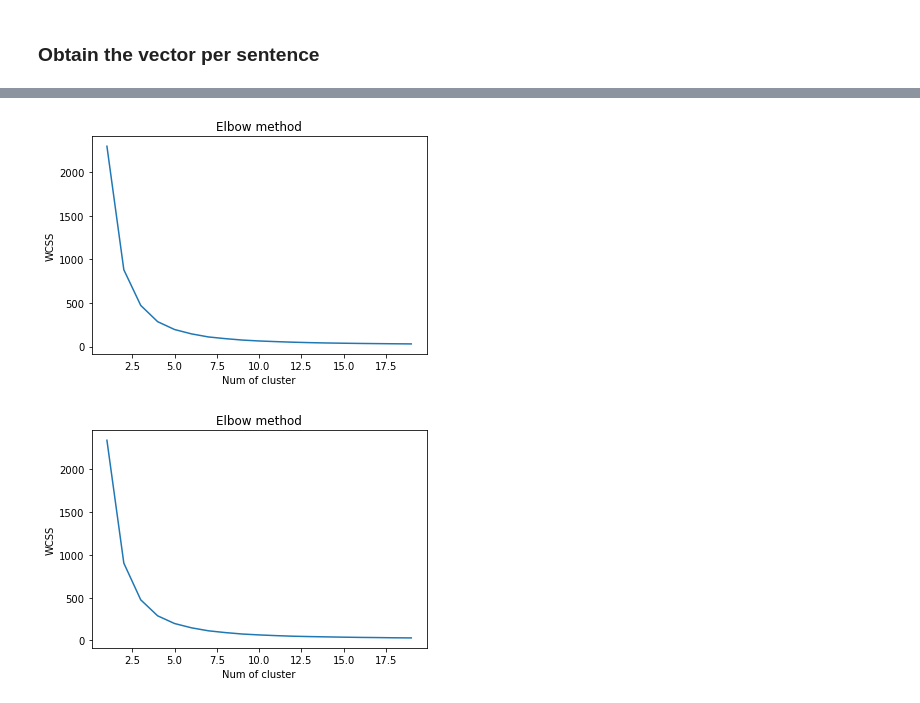
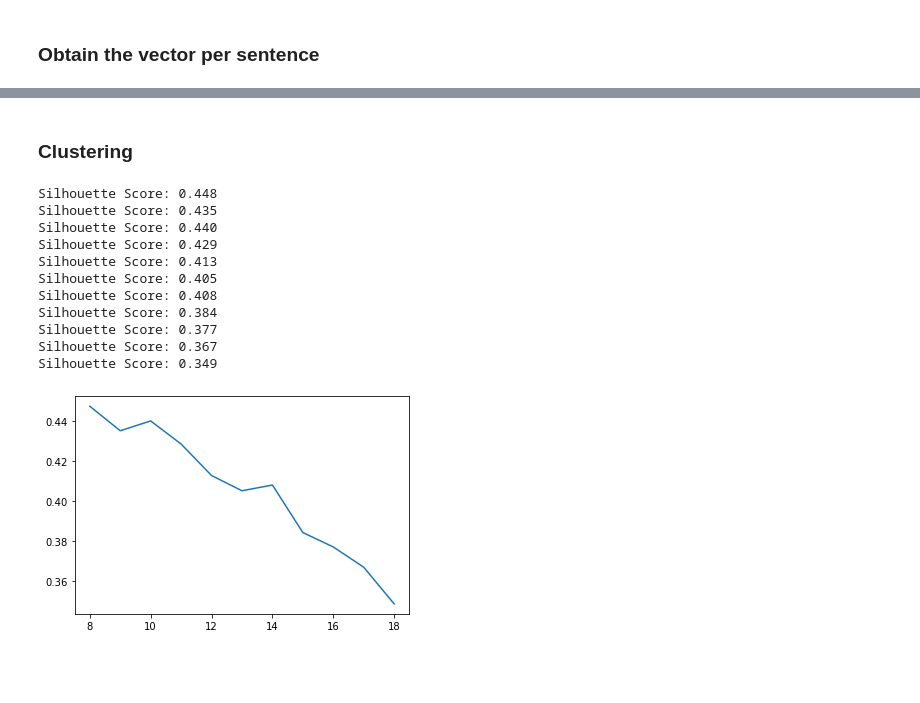
Before and after one commit to mbrull153/EDA-nlp-tfm, a Jupyter notebook: models_bueno-Copy1.ipynb, the cells around one changed output, grey strips where cells are left out. Cells and saved outputs as stored; diff of their text form; code cells hidden in the pictures; blank space fills up the shorter version.

```diff
--- a/models_bueno-Copy1.ipynb
+++ b/models_bueno-Copy1.ipynb
@@ -403,3 +372,5 @@ In order to see how good the word2ec is, we will be clustering the vectors we ha
+# %% [markdown]
+### Clustering
 # %%
 def plot_elbow (mean_vector):
 
@@ -415,11 +386,35 @@ def plot_elbow (mean_vector):
     plt.xlabel('Num of cluster')
     plt.ylabel('WCSS')
     plt.show()
-# %%
- plot_elbow (X_A)
-# %% [output]
-[figure, removed]
-# %%
- plot_elbow (X_B)
-# %% [output]
-[figure, removed]
+# %%
+def obtain_best_num_cluster(data):
+    #scaler = StandardScaler()
+    #scaler.fit(data)
+    #scaled_matrix = scaler.transform(data)
+
+    scores = []
+    n_clusters = [8,9,10,11,12,13,14,15,16,17,18]
+
+    for n_clu in n_clusters:
+        kmeans = MiniBatchKMeans(init='k-means++', n_clusters=n_clu, batch_size=10000, random_state=8)
+        kmeans.fit(data)
+        clusters_clients = kmeans.predict(data)
+        silhouette_avg = silhouette_score(data, clusters_clients)
+        print('Silhouette Score: {:<.3f}'.format(silhouette_avg))
+        scores.append(silhouette_avg)
+    plt.plot(n_clusters, scores)
+# %%
+obtain_best_num_cluster(X_A)
+# %% [output]
+Silhouette Score: 0.448
+Silhouette Score: 0.435
+Silhouette Score: 0.440
+Silhouette Score: 0.429
+Silhouette Score: 0.413
+Silhouette Score: 0.405
+Silhouette Score: 0.408
+Silhouette Score: 0.384
+Silhouette Score: 0.377
+Silhouette Score: 0.367
+Silhouette Score: 0.349
+[figure, added]
```
Also changed, not shown: parts of 77 cells of this notebook.
